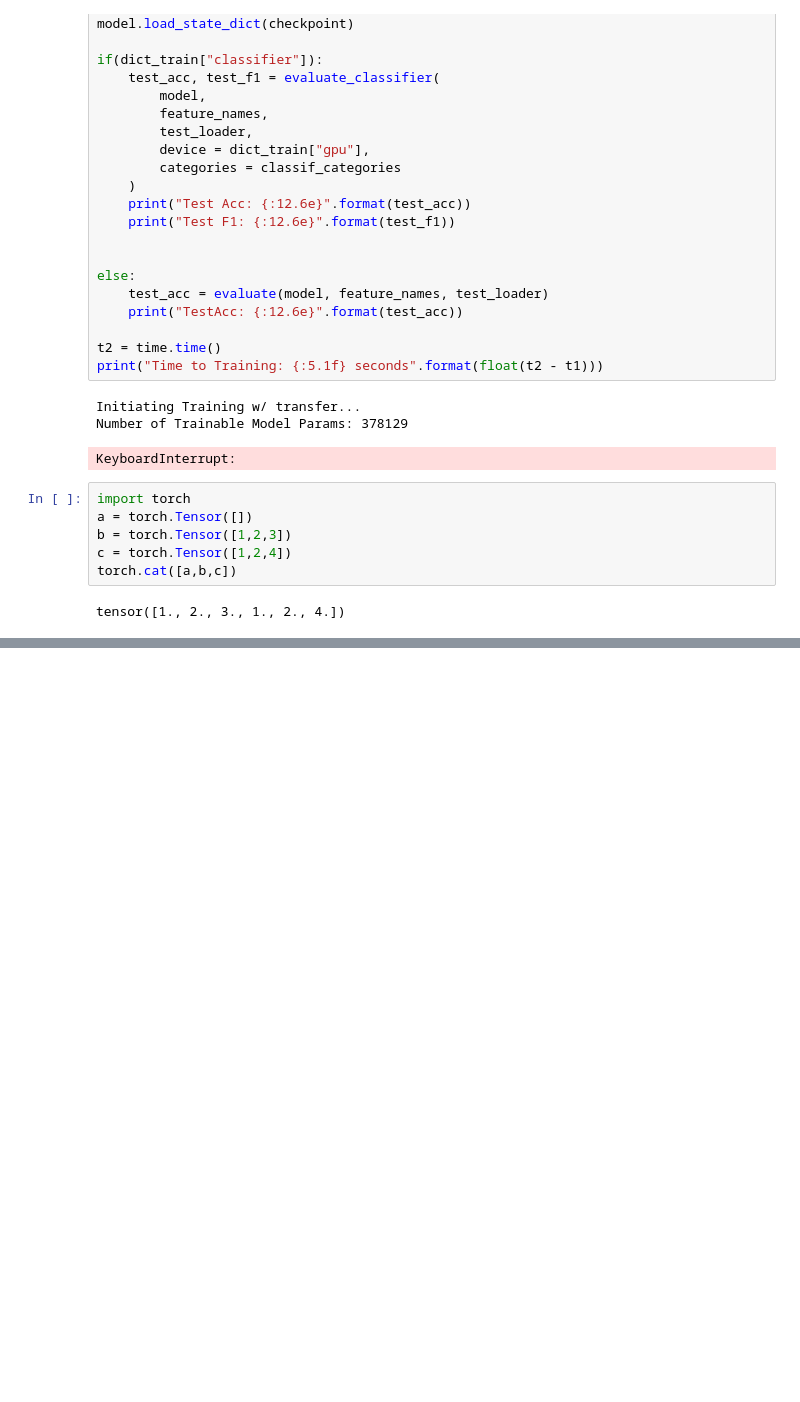
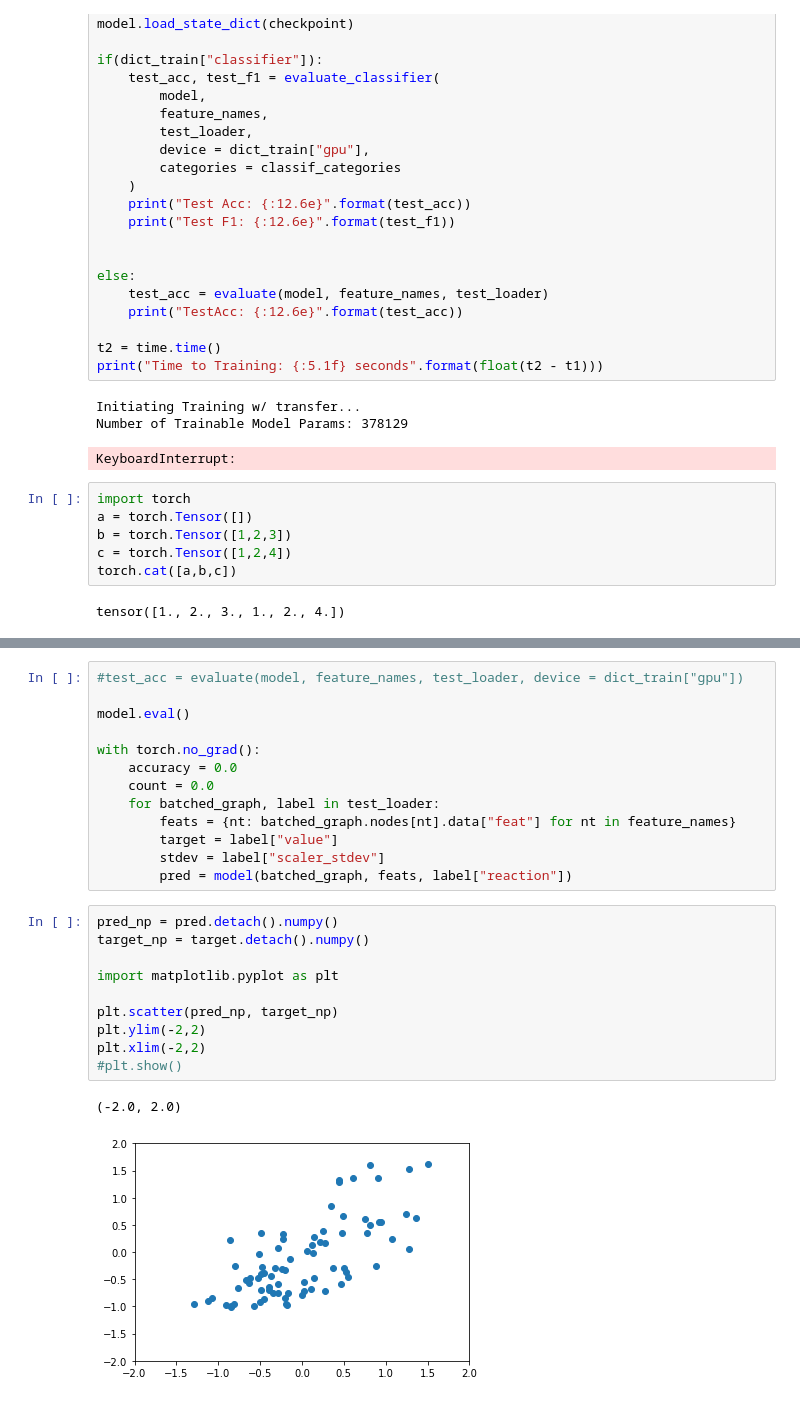
Before and after one commit to santi921/bondnet, a Jupyter notebook: bondnet/scripts/scratch.ipynb, the cells around one changed output, grey strips where cells are left out. Cells and saved outputs as stored; diff of their text form; blank space fills up the shorter version.

```diff
--- a/bondnet/scripts/scratch.ipynb
+++ b/bondnet/scripts/scratch.ipynb
@@ -1073,0 +1831,26 @@ tensor([1., 2., 3., 1., 2., 4.])
+# %%
+#test_acc = evaluate(model, feature_names, test_loader, device = dict_train["gpu"])
+
+model.eval()
+
+with torch.no_grad():
+    accuracy = 0.0
+    count = 0.0
+    for batched_graph, label in test_loader:
+        feats = {nt: batched_graph.nodes[nt].data["feat"] for nt in feature_names}
+        target = label["value"]
+        stdev = label["scaler_stdev"]
+        pred = model(batched_graph, feats, label["reaction"])
+# %%
+pred_np = pred.detach().numpy()
+target_np = target.detach().numpy()
+
+import matplotlib.pyplot as plt
+
+plt.scatter(pred_np, target_np)
+plt.ylim(-2,2)
+plt.xlim(-2,2)
+#plt.show()
+# %% [output]
+(-2.0, 2.0)
+[figure, added]
```
Also changed, not shown: parts of 4 cells of this notebook, 3 other files.
